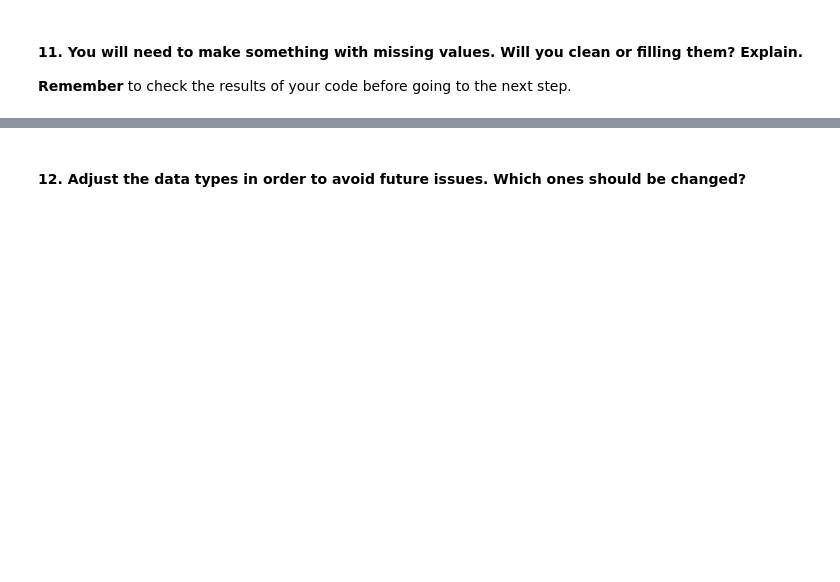
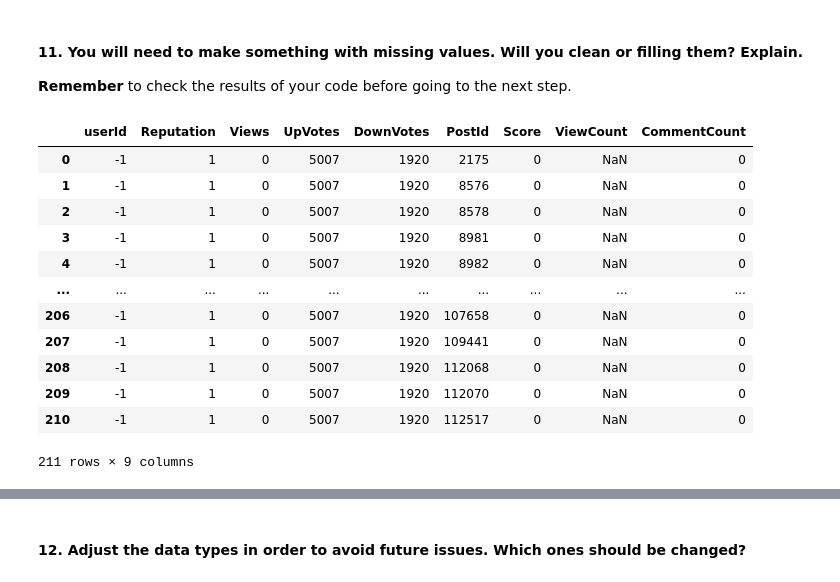
Before and after one commit to ta-data-bcn/lab-data-cleaning, a Jupyter notebook: your-code/main.ipynb, the cells around one changed output, grey strips where cells are left out. Cells and saved outputs as stored; diff of their text form; code cells hidden in the pictures; blank space fills up the shorter version.

```diff
--- a/your-code/main.ipynb
+++ b/your-code/main.ipynb
@@ -26,3 +104,21 @@ You will need to make a [merge](https://pandas.pydata.org/pandas-docs/stable/gen
 # %% [markdown]
 #### 11. You will need to make something with missing values.  Will you clean or filling them? Explain.
 **Remember** to check the results of your code before going to the next step.
+# %%
+""" drop the ViewCount as there is Views that can give us the same kind of info """
+
+df[df['userId']<0]
+# %% [output]
+|  | userId | Reputation | Views | UpVotes | DownVotes | PostId | Score | ViewCount | CommentCount |
+| 0 | -1 | 1 | 0 | 5007 | 1920 | 2175 | 0 | NaN | 0 |
+| 1 | -1 | 1 | 0 | 5007 | 1920 | 8576 | 0 | NaN | 0 |
+| 2 | -1 | 1 | 0 | 5007 | 1920 | 8578 | 0 | NaN | 0 |
+| 3 | -1 | 1 | 0 | 5007 | 1920 | 8981 | 0 | NaN | 0 |
+| 4 | -1 | 1 | 0 | 5007 | 1920 | 8982 | 0 | NaN | 0 |
+| ... | ... | ... | ... | ... | ... | ... | ... | ... | ... |
+| 206 | -1 | 1 | 0 | 5007 | 1920 | 107658 | 0 | NaN | 0 |
+| 207 | -1 | 1 | 0 | 5007 | 1920 | 109441 | 0 | NaN | 0 |
+| 208 | -1 | 1 | 0 | 5007 | 1920 | 112068 | 0 | NaN | 0 |
+| 209 | -1 | 1 | 0 | 5007 | 1920 | 112070 | 0 | NaN | 0 |
+| 210 | -1 | 1 | 0 | 5007 | 1920 | 112517 | 0 | NaN | 0 |
+211 rows × 9 columns
```
Also changed, not shown: parts of 12 cells of this notebook, 3 other files.
